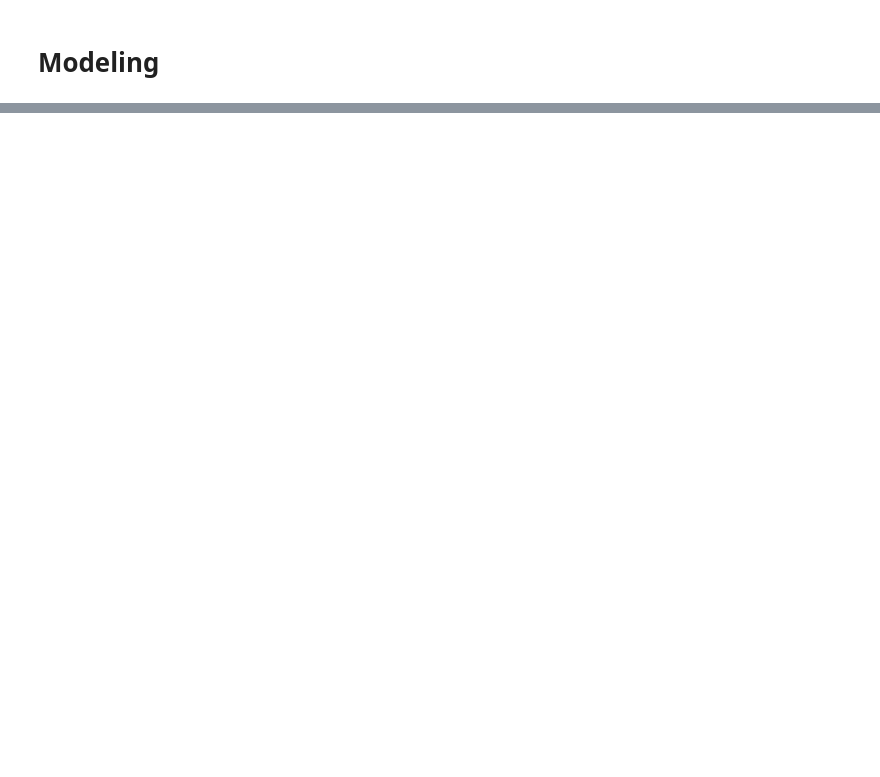
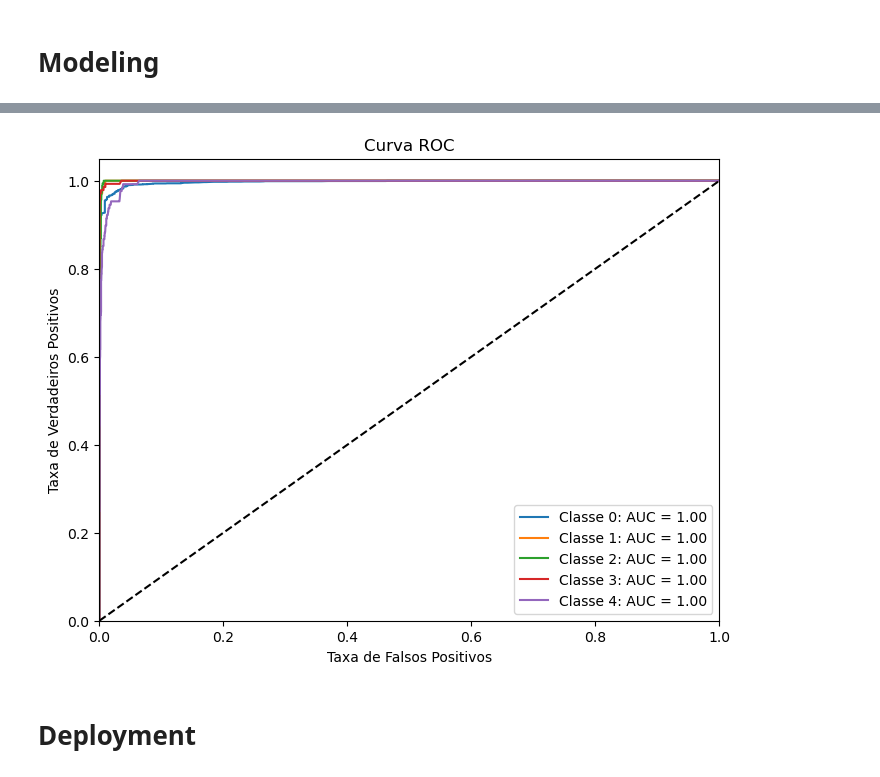
Before and after one commit to thales-vignoli/Failure-Classifier-to-Maintenance, a Jupyter notebook: predictive_maintenance.ipynb, the cells around one changed output, grey strips where cells are left out. Cells and saved outputs as stored; diff of their text form; code cells hidden in the pictures; blank space fills up the shorter version.

```diff
--- a/predictive_maintenance.ipynb
+++ b/predictive_maintenance.ipynb
@@ -690,0 +691,31 @@ weighted avg       0.98      0.98      0.98      3472
+# %%
+# Transform the labels to binary
+lb = LabelBinarizer()
+y_true_bin = lb.fit_transform(y_test)
+y_pred_proba = tuned_model.predict_proba(X_test)
+
+#Calculate de ROC curve for each class
+fpr = {}
+tpr = {}
+roc_auc = {}
+n_classes = len(lb.classes_)
+for i in range(n_classes):
+    fpr[i], tpr[i], _ = roc_curve(y_true_bin[:, i], y_pred_proba[:, i])
+    roc_auc[i] = auc(fpr[i], tpr[i])
+
+# Plot graph
+plt.figure(figsize=(8, 6))
+for i in range(n_classes):
+    plt.plot(fpr[i], tpr[i], label='Classe {}: AUC = {:.2f}'.format(i, roc_auc[i]))
+plt.plot([0, 1], [0, 1], 'k--')
+plt.xlim([0.0, 1.0])
+plt.ylim([0.0, 1.05])
+plt.xlabel('Taxa de Falsos Positivos')
+plt.ylabel('Taxa de Verdadeiros Positivos')
+plt.title('Curva ROC')
+plt.legend(loc='lower right')
+plt.show()
+# %% [output]
+[figure, added]
+# %% [markdown]
+# Deployment
```
Also changed, not shown: parts of 22 cells of this notebook.
